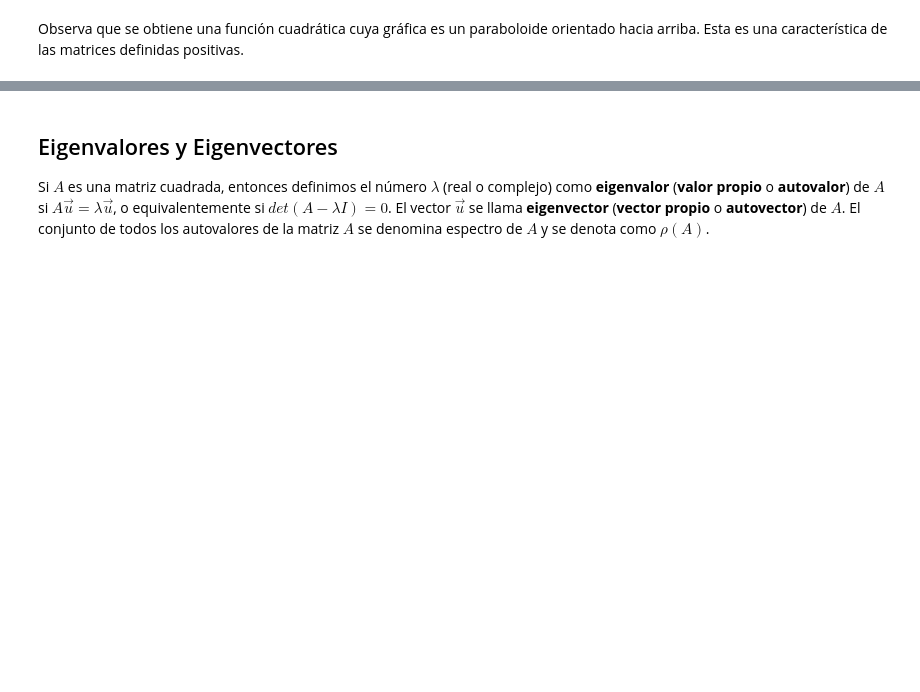
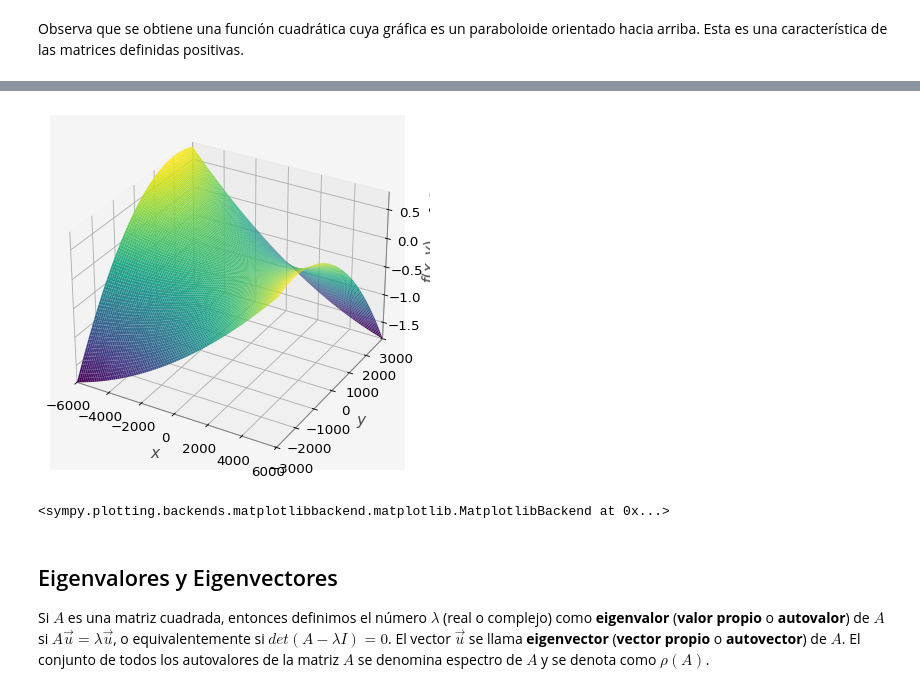
Before and after one commit to repomacti/macti, a Jupyter notebook: notebooks/Algebra_Lineal_01/05_Matrices_Normas_Eigen.ipynb, the cells around one changed output, grey strips where cells are left out. Drawn from its saved outputs; the diff is of its cells as text; code cells hidden in the pictures; blank space fills up the shorter version.

```diff
--- a/notebooks/Algebra_Lineal_01/05_Matrices_Normas_Eigen.ipynb
+++ b/notebooks/Algebra_Lineal_01/05_Matrices_Normas_Eigen.ipynb
@@ -384,3 +421,13 @@ Observa que se obtiene una función cuadrática cuya gráfica es un paraboloide
+# %%
+Y = sympy.Matrix([x, y])
+B = sympy.Matrix([[0.10, -1], [0.30, -1]])
+
+pos_indef_B = X.T @ B @ X
+
+sympy.plotting.plot3d(pos_indef_B[0], (x, -6000, 6000), (y, -3000, 3000))
+# %% [output]
+[figure, added]
+<sympy.plotting.backends.matplotlibbackend.matplotlib.MatplotlibBackend at 0x...>
 # %% [markdown]
 ## Eigenvalores y Eigenvectores
 
```
Also changed, not shown: parts of 9 cells of this notebook, 15 other files.
